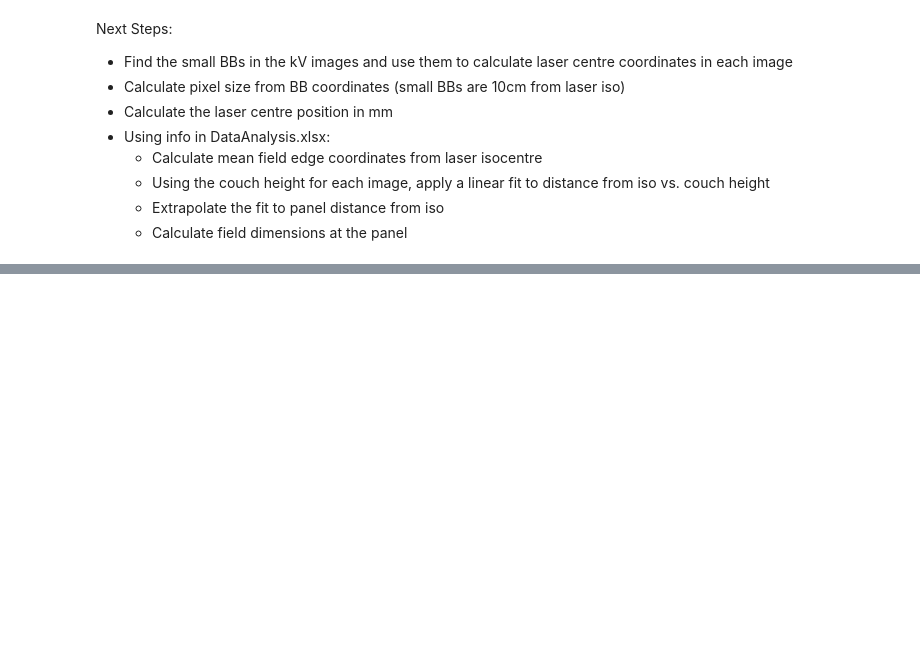
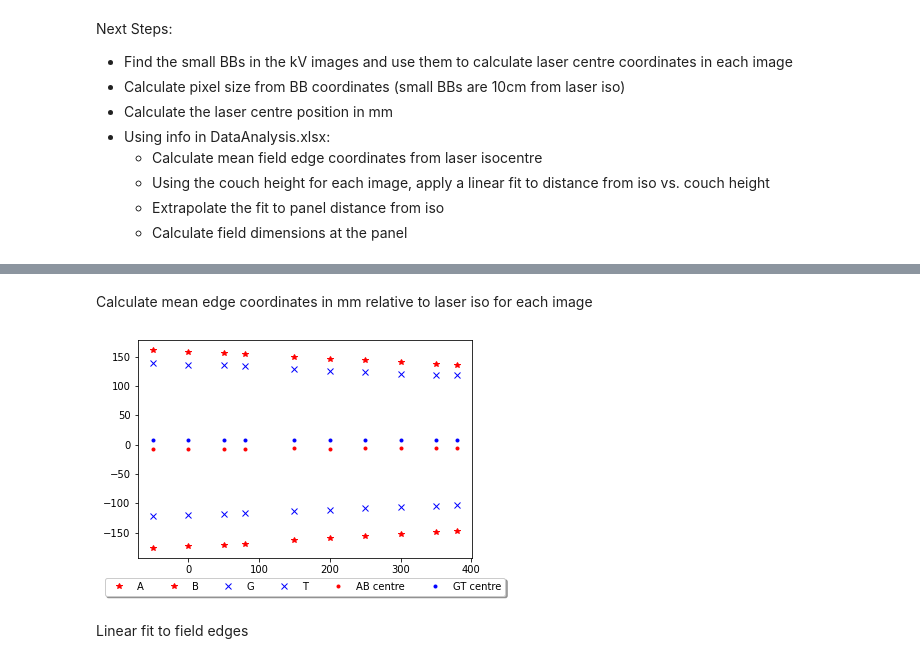
Before and after one commit to UCLHp/kV_Field_Analysis, a Jupyter notebook: kV_analysis.ipynb, the cells around one changed output, grey strips where cells are left out. Cells and saved outputs as stored; diff of their text form; code cells hidden in the pictures; blank space fills up the shorter version.

```diff
--- a/kV_analysis.ipynb
+++ b/kV_analysis.ipynb
@@ -305,0 +363,43 @@ Next Steps:
+# %% [markdown]
+Calculate mean edge coordinates in mm relative to laser iso for each image
+# %%
+a_mm = []
+b_mm = []
+g_mm = []
+t_mm = []
+ab_cnt = []
+gt_cnt = []
+# loop through images
+for i in range(img.shape[0]):
+    a_mm.append((np.mean(edge_a[str(i)][0])-laser_isopx[0])*px2mm)
+    b_mm.append((np.mean(edge_b[str(i)][0])-laser_isopx[0])*px2mm)
+    g_mm.append((np.mean(edge_g[str(i)][1])-laser_isopx[1])*px2mm)
+    t_mm.append((np.mean(edge_t[str(i)][1])-laser_isopx[1])*px2mm)
+    ab_cnt.append(((np.mean(edge_a[str(i)][0])-laser_isopx[0])*px2mm + (np.mean(edge_b[str(i)][0])-laser_isopx[0])*px2mm) / 2)
+    gt_cnt.append(((np.mean(edge_g[str(i)][1])-laser_isopx[1])*px2mm + (np.mean(edge_t[str(i)][1])-laser_isopx[1])*px2mm) / 2)
+# %%
+couch_heights = [   80,
+                    50,
+                    0,
+                    -50,
+                    150,
+                    200,
+                    250,
+                    300,
+                    350,
+                    380,
+                    ]
+plt.plot(couch_heights,a_mm,'r*', label='A')
+plt.plot(couch_heights,b_mm,'r*', label='B')
+plt.plot(couch_heights,g_mm,'bx', label='G')
+plt.plot(couch_heights,t_mm,'bx', label='T')
+plt.plot(couch_heights,ab_cnt,'r.', label='AB centre')
+plt.plot(couch_heights,gt_cnt,'b.', label='GT centre')
+plt.legend(loc='upper center',
+           bbox_to_anchor=(0.5, -0.07),
+           fancybox=True, shadow=True, ncol=6)
+plt.show()
+# %% [output]
+[figure, added]
+# %% [markdown]
+Linear fit to field edges
```
Also changed, not shown: parts of 13 cells of this notebook.
